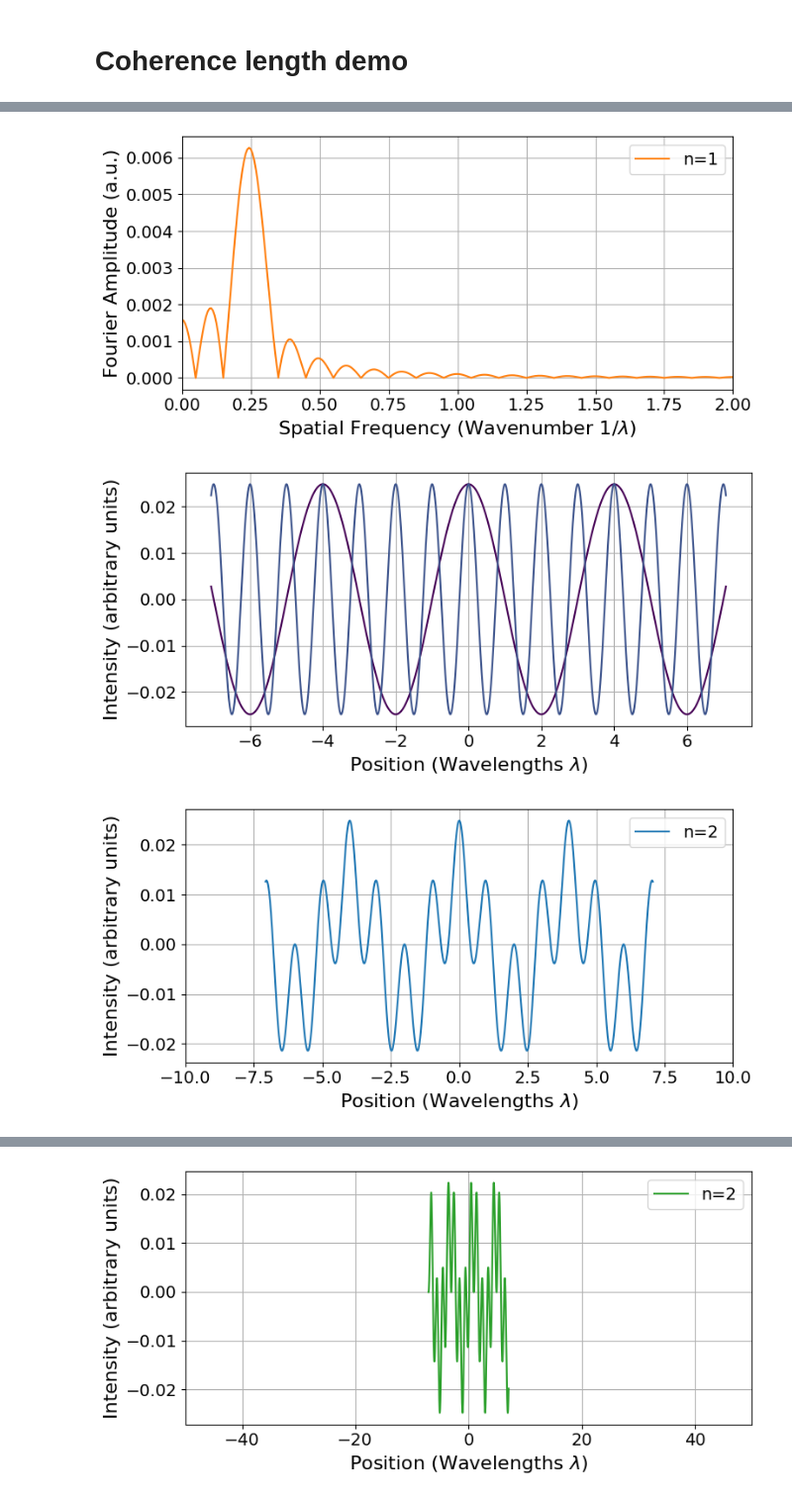
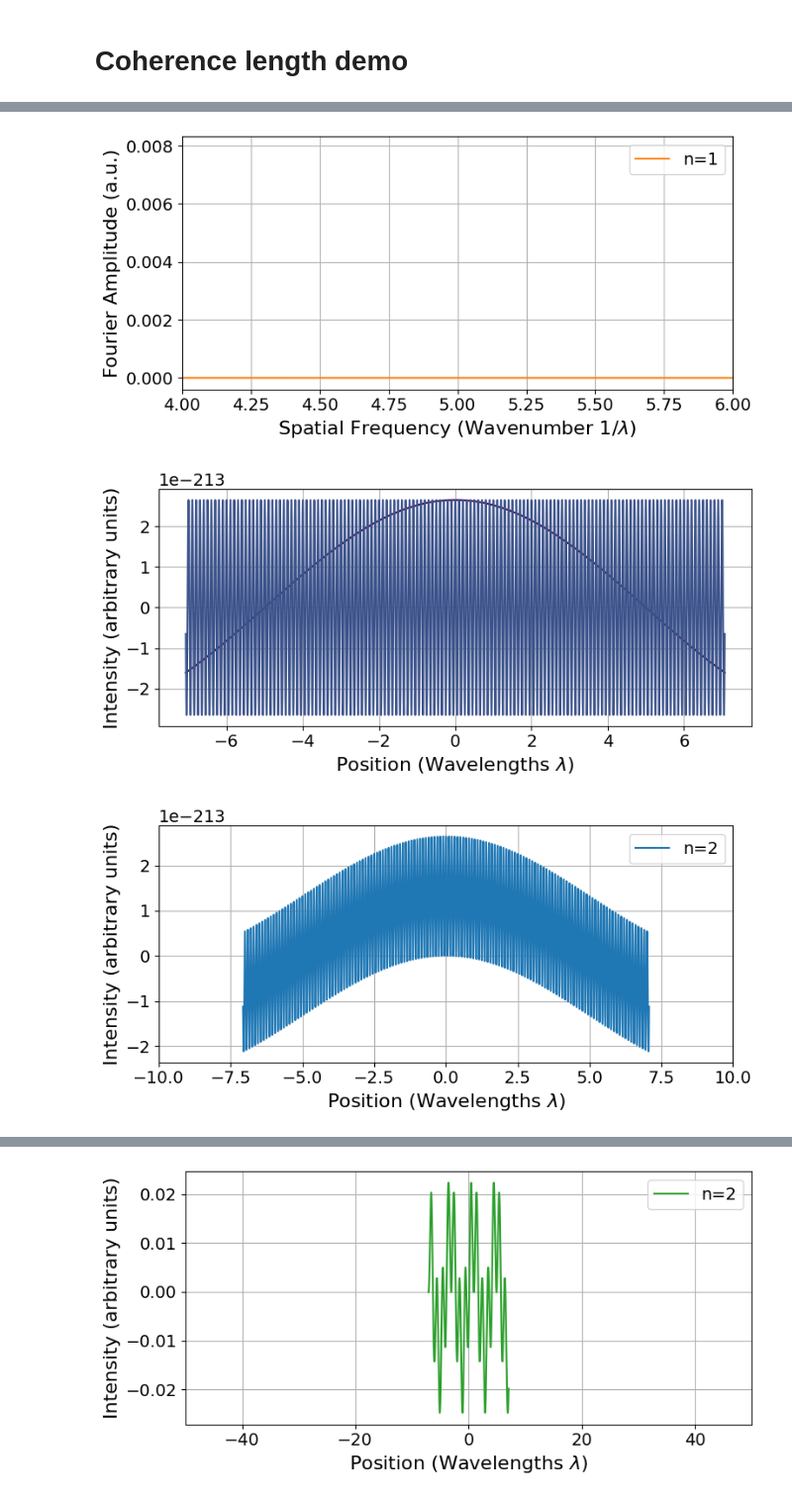
Before and after one commit to Seabear-attack/dev-table, a Jupyter notebook: Demos/ftir.ipynb, the cells around one changed output, grey strips where cells are left out. Shown at 99% size. Drawn from its saved outputs; the diff is of its cells as text; code cells hidden in the pictures.

```diff
--- a/Demos/ftir.ipynb
+++ b/Demos/ftir.ipynb
@@ -135,9 +135,9 @@ plt.rcParams.update({
 })
 
 
-for n in [1, 2, 5, 10, 1000]:
-    wavelength_min = 1
-    wavelength_max = 4
+for n in [1, 2, 5, 10, 1000,10000]:
+    wavelength_min = .1
+    wavelength_max = 20
 
     k = np.linspace(2 * np.pi / wavelength_max, 2 * np.pi / wavelength_min, n)
     phi = k ** 2 * 0
@@ -158,7 +158,7 @@ for n in [1, 2, 5, 10, 1000]:
         # plt.title('Michelson Interferometer Intensity Pattern')
         plt.grid()
         plt.tight_layout()
-        plt.savefig(savedir / f'{n}_sum.svg')
+        # plt.savefig(savedir / f'{n}_sum.svg')
         plt.show()
 
     plt.figure(figsize=(8,4))
@@ -170,12 +170,12 @@ for n in [1, 2, 5, 10, 1000]:
     plt.grid()
     plt.legend(loc='upper right')
     plt.tight_layout()
-    plt.savefig(savedir / f'{n}_gram.svg')
+    # plt.savefig(savedir / f'{n}_gram.svg')
     plt.show()
 
     plt.figure(figsize=(8,4))
     plt.plot(freqs, spectrum, label = f'n={n}', color='tab:orange')
-    plt.xlim(0,2)
+    plt.xlim(4,6)
     # plt.ylim(0,2000)
     plt.xlabel('Spatial Frequency (Wavenumber $1/\lambda$)')
     plt.ylabel('Fourier Amplitude (a.u.)')
@@ -183,6 +183,6 @@ for n in [1, 2, 5, 10, 1000]:
     plt.grid()
     plt.legend()
     plt.tight_layout()
-    plt.savefig(savedir / f'{n}_spec.svg')
+    # plt.savefig(savedir / f'{n}_spec.svg')
     plt.show()
 # %% [output]
@@ -190,3 +190,3 @@ for n in [1, 2, 5, 10, 1000]:
-[figure, old version]
+[figure, new version]
-[figure, old version]
+[figure, new version]
-[figure, old version]
+[figure, new version]
```
Also changed, not shown: parts of 1 cell of this notebook, 8 other files.
